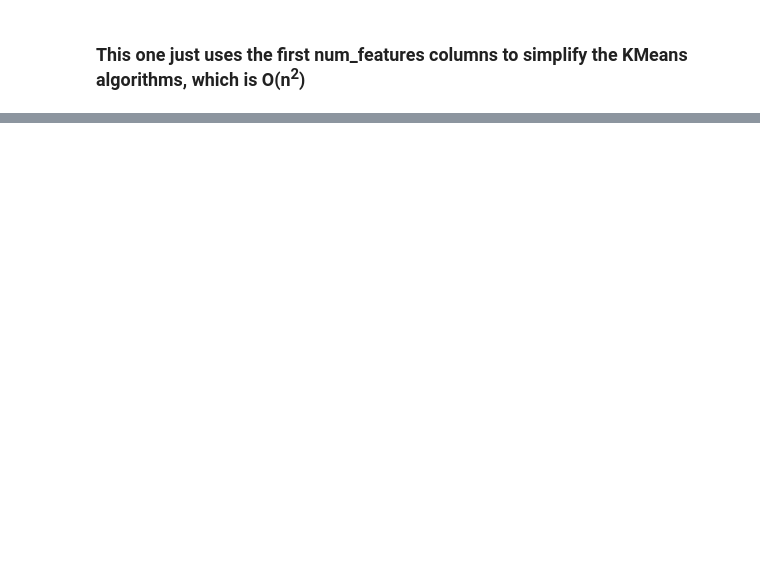
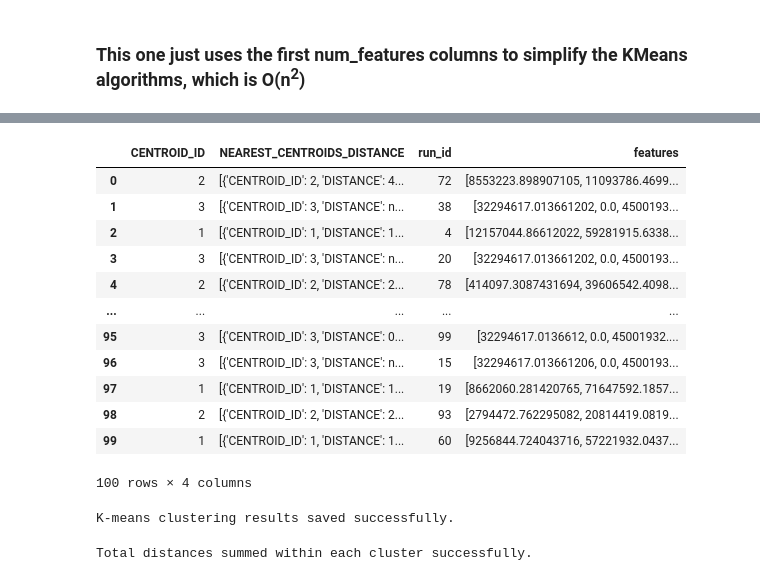
Before and after one commit to mattk7/epidemic-intelligence, a Jupyter notebook: handbook/content/cloud_based_curves.ipynb, the cells around one changed output, grey strips where cells are left out. Saved outputs shown, nothing was run; the diff lists cells and outputs as text; code cells hidden in the pictures; blank space fills up the shorter version.

```diff
--- a/handbook/content/cloud_based_curves.ipynb
+++ b/handbook/content/cloud_based_curves.ipynb
@@ -374,0 +215,71 @@ plt.show()
+# %%
+kmeans_result
+# %% [output]
+|  | CENTROID_ID | NEAREST_CENTROIDS_DISTANCE | run_id | features |
+| 0 | 2 | [{'CENTROID_ID': 2, 'DISTANCE': 4... | 72 | [8553223.898907105, 11093786.4699... |
+| 1 | 3 | [{'CENTROID_ID': 3, 'DISTANCE': n... | 38 | [32294617.013661202, 0.0, 4500193... |
+| 2 | 1 | [{'CENTROID_ID': 1, 'DISTANCE': 1... | 4 | [12157044.86612022, 59281915.6338... |
+| 3 | 3 | [{'CENTROID_ID': 3, 'DISTANCE': n... | 20 | [32294617.013661202, 0.0, 4500193... |
+| 4 | 2 | [{'CENTROID_ID': 2, 'DISTANCE': 2... | 78 | [414097.3087431694, 39606542.4098... |
+| ... | ... | ... | ... | ... |
+| 95 | 3 | [{'CENTROID_ID': 3, 'DISTANCE': 0... | 99 | [32294617.0136612, 0.0, 45001932.... |
+| 96 | 3 | [{'CENTROID_ID': 3, 'DISTANCE': n... | 15 | [32294617.013661206, 0.0, 4500193... |
+| 97 | 1 | [{'CENTROID_ID': 1, 'DISTANCE': 1... | 19 | [8662060.281420765, 71647592.1857... |
+| 98 | 2 | [{'CENTROID_ID': 2, 'DISTANCE': 2... | 93 | [2794472.762295082, 20814419.0819... |
+| 99 | 1 | [{'CENTROID_ID': 1, 'DISTANCE': 1... | 60 | [9256844.724043716, 57221932.0437... |
+100 rows × 4 columns
+# %%
+# Step 5: Apply K-means clustering and save results in a table
+query_kmeans = f"""
+CREATE OR REPLACE TABLE sri_data.kmeans_results AS
+SELECT
+    *
+FROM
+    ML.PREDICT(MODEL sri_data.kmeans_model,
+        (SELECT
+            run_id,
+            ARRAY(
+                SELECT distance.mse
+                FROM UNNEST(distances) AS distance
+                WHERE distance.run_id_b <= {num_features}
+            ) AS features
+         FROM
+            sri_data.distance_matrix)
+    ) AS predictions
+"""
+client.query(query_kmeans).result()  # Execute the model creation
+print("K-means clustering results saved successfully.")
+# %% [output]
+K-means clustering results saved successfully.
+# %%
+# Step 6: Sum distances within each cluster
+query_sum_distances = """
+WITH clustered_curves AS (
+    SELECT
+        kr.run_id AS run_id,
+        kr.CENTROID_ID,
+        dm_dist.mse
+    FROM
+        `sri_data.kmeans_results` AS kr
+    JOIN
+        `sri_data.distance_matrix` AS dm
+    ON
+        kr.run_id = dm.run_id
+    CROSS JOIN
+        UNNEST(dm.distances) AS dm_dist  -- Unnest the distances array here
+)
+SELECT
+    run_id,
+    CENTROID_ID,
+    SUM(mse) AS total_distance
+FROM
+    clustered_curves
+GROUP BY
+    run_id, CENTROID_ID
+ORDER BY
+    CENTROID_ID, run_id;
+"""
+total_distances = client.query(query_sum_distances).to_dataframe()  # Execute and fetch results
+print("Total distances summed within each cluster successfully.")
+# %% [output]
+Total distances summed within each cluster successfully.
```
Also changed, not shown: parts of 10 cells of this notebook.
